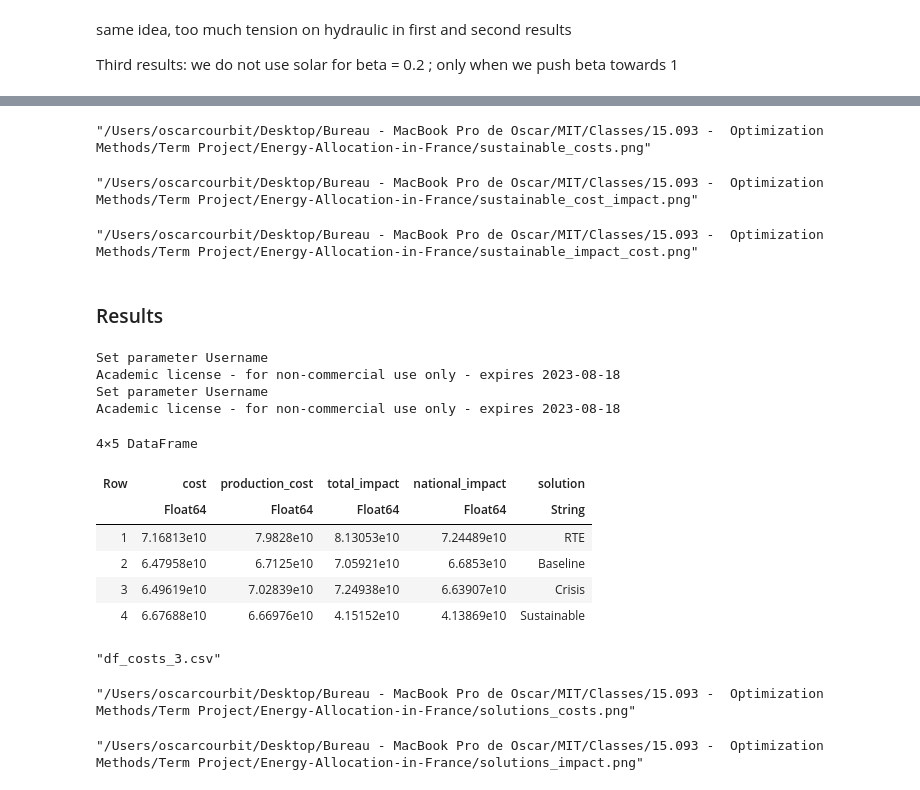
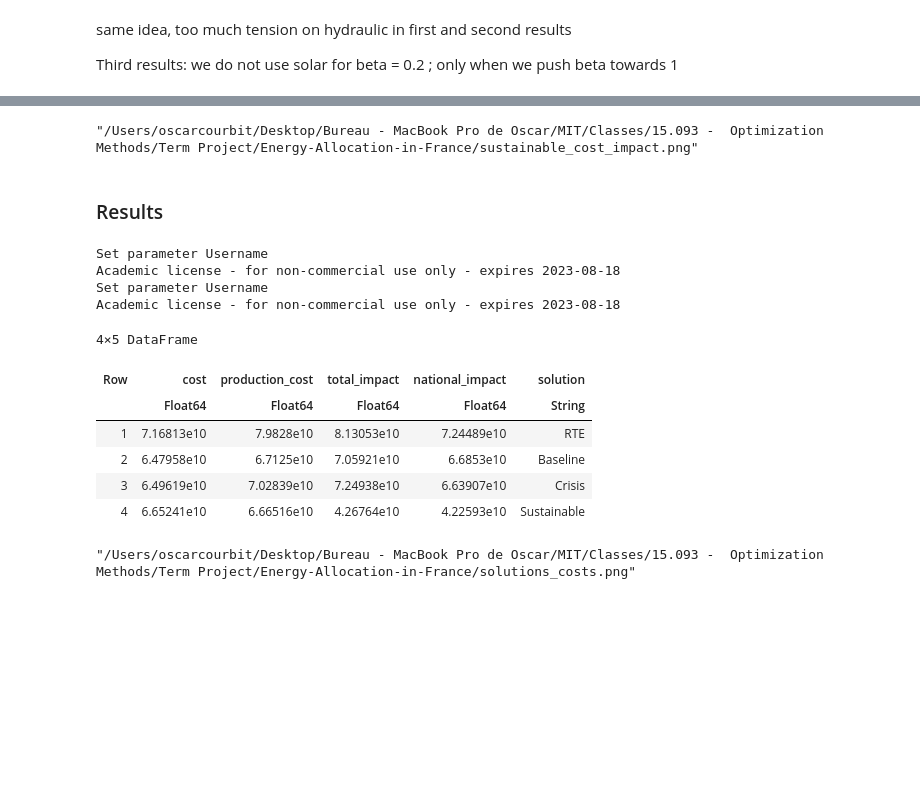
Before and after one commit to OscarCourbit/Energy-Allocation-in-France, a Jupyter notebook: Project_Problem.ipynb, the cells around one changed output, grey strips where cells are left out. Drawn from its saved outputs; the diff is of its cells as text; code cells hidden in the pictures; blank space fills up the shorter version.

```diff
--- a/Project_Problem.ipynb
+++ b/Project_Problem.ipynb
@@ -104,7 +104,7 @@ function transform_data(df; push_nuclear=0.2, push_solar=0.15)
 
     df[!, :Week] = Dates.week.(df[!, :Date])
     # get the average production of gas, coal, fuel, solar and wind (and the maximum for hydraulic) for each week of the year in one dataframe
-    df_weekly = combine(groupby(df, :Week), :Solar => mean => :Solar_cap, :Wind => mean => :Wind_cap, :Gas => mean => :Gas_cap, :Coal => mean => :Coal_cap, :Fuel => mean => :Fuel_cap, :Hydraulic => maximum => :Hydraulic_cap)
+    df_weekly = combine(groupby(df, :Week), :Solar => mean => :Solar_cap, :Wind => mean => :Wind_cap, :Gas => mean => :Gas_cap, :Coal => mean => :Coal_cap, :Fuel => mean => :Fuel_cap, :Hydraulic => mean => :Hydraulic_cap)
     # sort the dataframe by week
     df_weekly = sort(df_weekly, :Week)
     # add 20% to each column of df_weekly
@@ -1324,12 +1351,10 @@ Academic license - for non-commercial use only - expires 2023-08-18
 # %%
 # plot the results, title on the top left, x axis on the bottom, y axis on the left
 p = plot(betas_df.beta, betas_df.production_cost, label="Production cost", title="Costs for different values of beta", xlabel="beta", ylabel="cost", legend=:topleft)
-plot!(p, betas_df.beta, betas_df.real_baseline_cost, label="Total cost")
+plot!(p, betas_df.beta, betas_df.real_baseline_cost, label="Net cost")
 
 # save the plot
 #savefig(p, "sustainable_costs.png")
-# %% [output]
-"/Users/oscarcourbit/Desktop/Bureau - MacBook Pro de Oscar/MIT/Classes/15.093 -  Optimization Methods/Term Project/Energy-Allocation-in-France/sustainable_costs.png"
 # %%
 p2 = plot(betas_df.beta, betas_df.total_impact, label="Total impact", title="Environmental impact for different values of beta", xlabel="beta", ylabel="impact", legend=:topleft)
 plot!(p2, betas_df.beta, betas_df.national_impact, label="National impact")
@@ -1346,52 +1371,48 @@ p3 = plot(betas_df.total_impact, betas_df.real_baseline_cost, label="Total cost"
 "/Users/oscarcourbit/Desktop/Bureau - MacBook Pro de Oscar/MIT/Classes/15.093 -  Optimization Methods/Term Project/Energy-Allocation-in-France/sustainable_cost_impact.png"
 # %%
 # plot the total impact depending on the total cost
-p4 = plot(betas_df.real_baseline_cost, betas_df.total_impact, label="Total impact", title="Total impact depending on the total cost", xlabel="Total cost", ylabel="Total impact", legend=:topleft)
+p4 = plot(betas_df.real_baseline_cost, betas_df.total_impact, label="Total impact", title="Total impact depending on the net cost", xlabel="Net cost", ylabel="Total impact", legend=:topleft)
 
 # save the plot
 #savefig(p4, "sustainable_impact_cost.png")
-# %% [output]
-"/Users/oscarcourbit/Desktop/Bureau - MacBook Pro de Oscar/MIT/Classes/15.093 -  Optimization Methods/Term Project/Energy-Allocation-in-France/sustainable_impact_cost.png"
 # %% [markdown]
 ### Results
 # %%
 # create a dataframe with total cost, production cost, total impact and national impact,
 # for the RTE solution, the baseline solution, the crisis solution with alpha = 0.5 and the sustainable solution with beta = 0.2
 
 df_costs = DataFrame(cost = Float64[], production_cost = Float64[], total_impact = Float64[], national_impact = Float64[], solution = String[])
 push!(df_costs, (total_cost_rte, production_cost_rte, total_impact_rte, national_impact_rte, "RTE"))
 push!(df_costs, (real_baseline_cost(x_opt_baseline, y_opt_baseline, z_opt_baseline, df_baseline), compute_production_cost(x_opt_baseline, df_baseline), compute_total_impact(x_opt_baseline, y_opt_baseline, df_baseline), compute_national_impact(x_opt_baseline, y_opt_baseline, z_opt_baseline, df_baseline), "Baseline"))
 
 # compute the optimal solution for the crisis with alpha = 0.5
 model_crisis = crisis_optimizer(df_baseline, 0.5)
 x_opt_crisis = value.(model_crisis[:x])
 y_opt_crisis = value.(model_crisis[:y])
 z_opt_crisis = value.(model_crisis[:z])
 push!(df_costs, (real_baseline_cost(x_opt_crisis, y_opt_crisis, z_opt_crisis, df_baseline), compute_production_cost(x_opt_crisis, df_baseline), compute_total_impact(x_opt_crisis, y_opt_crisis, df_baseline), compute_national_impact(x_opt_crisis, y_opt_crisis, z_opt_crisis, df_baseline), "Crisis"))
 
 # compute the optimal solution for the sustainable solution with beta = 0.2
-model_sustainable = sustainable_optimizer(df_baseline, 0.2)
+model_sustainable = sustainable_optimizer(df_baseline, 0.15)
 x_opt_sustainable = value.(model_sustainable[:x])
 y_opt_sustainable = value.(model_sustainable[:y])
 z_opt_sustainable = value.(model_sustainable[:z])
 push!(df_costs, (real_baseline_cost(x_opt_sustainable, y_opt_sustainable, z_opt_sustainable, df_baseline), compute_production_cost(x_opt_sustainable, df_baseline), compute_total_impact(x_opt_sustainable, y_opt_sustainable, df_baseline), compute_national_impact(x_opt_sustainable, y_opt_sustainable, z_opt_sustainable, df_baseline), "Sustainable"))
 # %% [output]
 Set parameter Username
 Academic license - for non-commercial use only - expires 2023-08-18
 Set parameter Username
 Academic license - for non-commercial use only - expires 2023-08-18
 4×5 DataFrame
 | Row | cost | production_cost | total_impact | national_impact | solution |
 |  | Float64 | Float64 | Float64 | Float64 | String |
 | 1 | 7.16813e10 | 7.9828e10 | 8.13053e10 | 7.24489e10 | RTE |
 | 2 | 6.47958e10 | 6.7125e10 | 7.05921e10 | 6.6853e10 | Baseline |
 | 3 | 6.49619e10 | 7.02839e10 | 7.24938e10 | 6.63907e10 | Crisis |
-| 4 | 6.67688e10 | 6.66976e10 | 4.15152e10 | 4.13869e10 | Sustainable |
+| 4 | 6.65241e10 | 6.66516e10 | 4.26764e10 | 4.22593e10 | Sustainable |
 # %%
 # export the dataframe to a csv file
-CSV.write("df_costs_3.csv", df_costs)
+#CSV.write("df_costs_3.csv", df_costs)
-# %% [output]
-"df_costs_3.csv"
 # %%
 # plot the results, title on the top left, x axis on the bottom, y axis on the left
 p5 = plot(df_costs.solution, df_costs.cost, label="Total cost", title="Total cost for different solutions", xlabel="Solution", ylabel="Total cost", legend=:topleft)
@@ -1406,7 +1430,8 @@ plot!(p5, df_costs.solution, df_costs.production_cost, label="Production cost")
 p6 = plot(df_costs.solution, df_costs.total_impact, label="Total impact", title="Total impact for different solutions", xlabel="Solution", ylabel="Total impact", legend=:topleft)
 plot!(p6, df_costs.solution, df_costs.national_impact, label="National impact")
 
+# plot the bar
+p6 = bar(df_costs.solution, [df_costs.total_impact df_costs.national_impact], label=["Total impact" "National impact"], title="Environmental impact for different solutions", xlabel="Solution", ylabel="Impact", legend=:topright)
+
 # save the plot
 #savefig(p6, "solutions_impact.png")
-# %% [output]
-"/Users/oscarcourbit/Desktop/Bureau - MacBook Pro de Oscar/MIT/Classes/15.093 -  Optimization Methods/Term Project/Energy-Allocation-in-France/solutions_impact.png"
```
Also changed, not shown: parts of 13 cells of this notebook, 17 other files.
